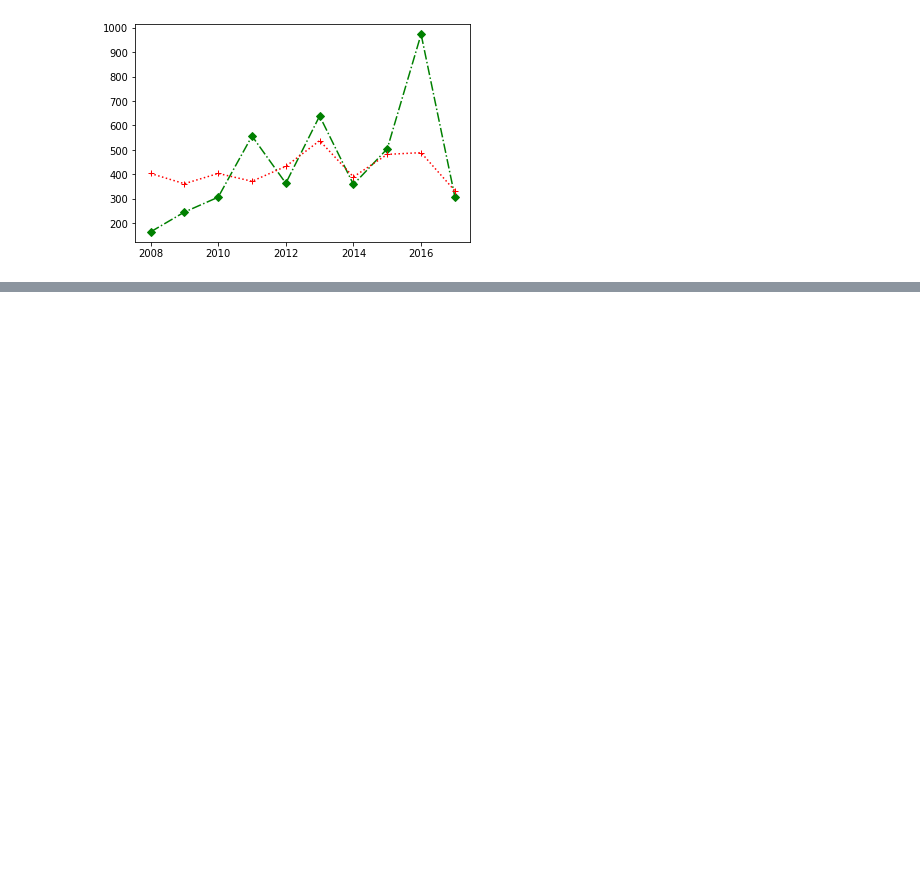
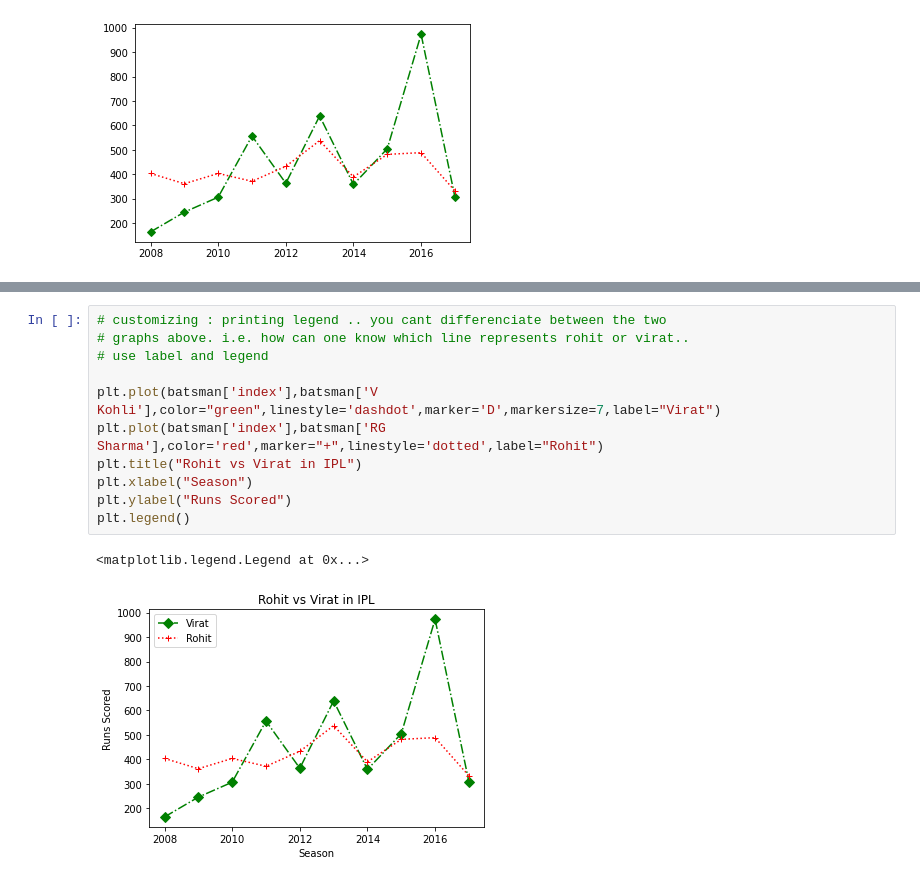
Before and after one commit to 0AbhishekChaturvedi/Data_Visualization-in-Python, a Jupyter notebook: Matplotlip.ipynb, the cells around one changed output, grey strips where cells are left out. Cells and saved outputs as stored; diff of their text form; blank space fills up the shorter version.

```diff
--- a/Matplotlip.ipynb
+++ b/Matplotlip.ipynb
@@ -121,3 +121,17 @@ plt.plot(batsman['index'],batsman['RG Sharma'],color='red',marker="+",linestyle=
 # %% [output]
 [<matplotlib.lines.Line2D at 0x...>]
 [figure]
+# %%
+# customizing : printing legend .. you cant differenciate between the two
+# graphs above. i.e. how can one know which line represents rohit or virat..
+# use label and legend
+
+plt.plot(batsman['index'],batsman['V Kohli'],color="green",linestyle='dashdot',marker='D',markersize=7,label="Virat")
+plt.plot(batsman['index'],batsman['RG Sharma'],color='red',marker="+",linestyle='dotted',label="Rohit")
+plt.title("Rohit vs Virat in IPL")
+plt.xlabel("Season")
+plt.ylabel("Runs Scored")
+plt.legend()
+# %% [output]
+<matplotlib.legend.Legend at 0x...>
+[figure, added]
```
Also changed, not shown: parts of 14 cells of this notebook.
